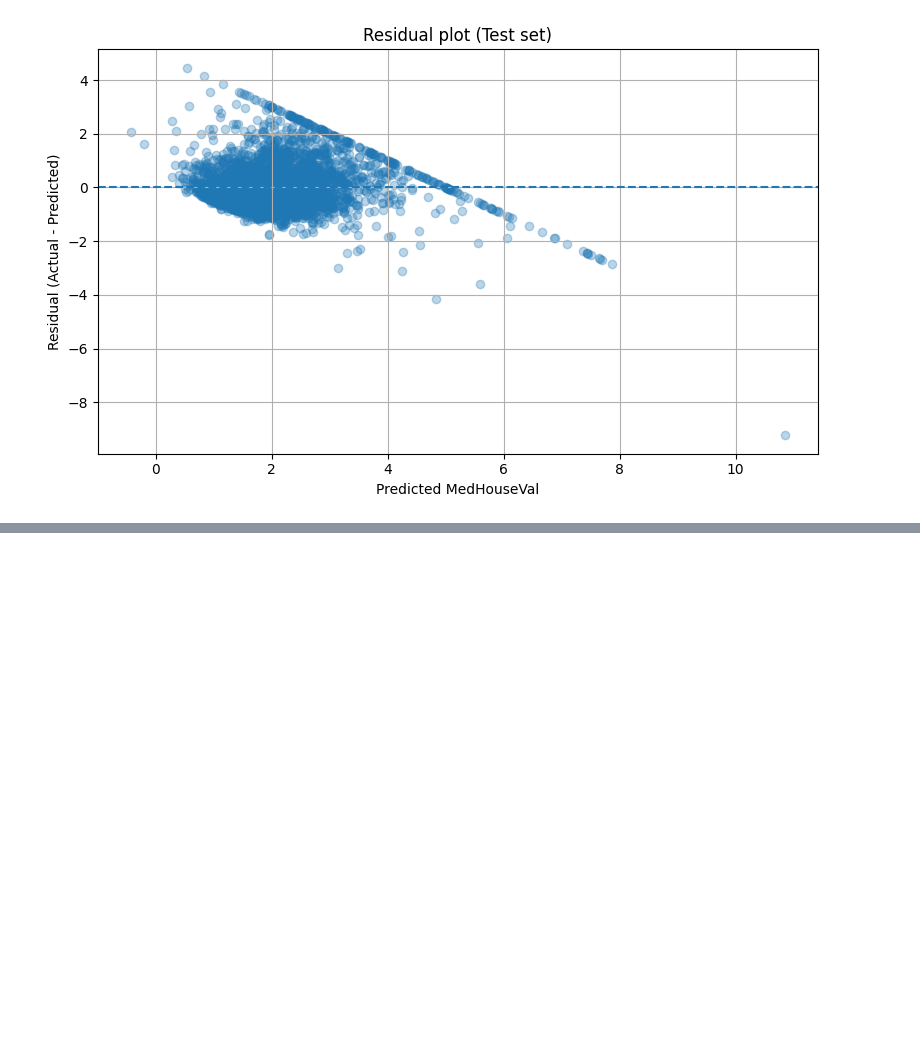
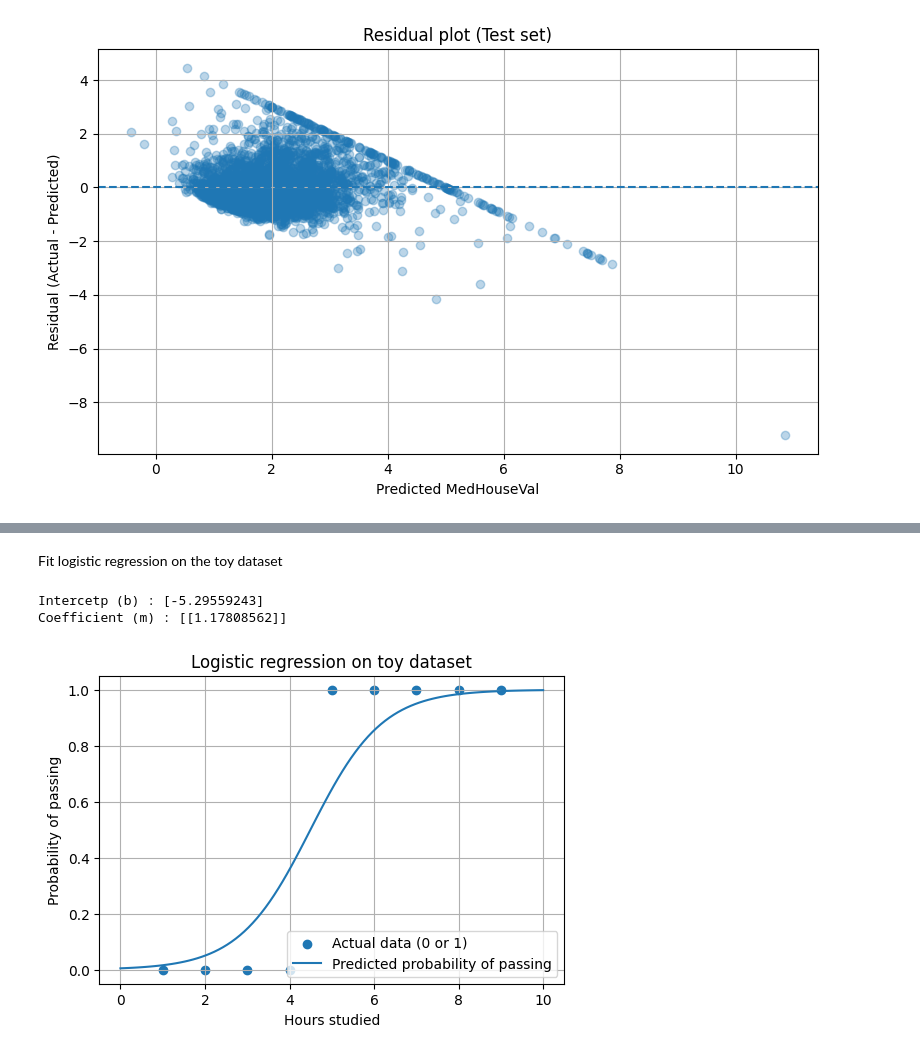
Before and after one commit to iamnaymur/ml_meta_learning, a Jupyter notebook: Week_04_Advanced_supervised_learning.ipynb, the cells around one changed output, grey strips where cells are left out. Drawn from its saved outputs; the diff is of its cells as text; code cells hidden in the pictures; blank space fills up the shorter version.

```diff
--- a/Week_04_Advanced_supervised_learning.ipynb
+++ b/Week_04_Advanced_supervised_learning.ipynb
@@ -205,0 +339,12 @@ plt.show()
+# %%
+# Create a simple toy dataset
+from sklearn.linear_model import LogisticRegression
+hours_studied = np.array([1, 2, 3, 4, 5, 6, 7, 8, 9]).reshape(-1, 1)
+pass_exam = np.array([0, 0, 0, 0, 1, 1, 1, 1, 1])
+
+toy_df = pd.DataFrame({
+    "hours_studied": hours_studied.flatten(),
+    "pass_exam": pass_exam
+})
+
+toy_df
@@ -205,0 +362,29 @@ plt.show()
+# %% [markdown]
+Fit logistic regression on the toy dataset
+# %%
+toy_model = LogisticRegression()
+toy_model.fit(hours_studied, pass_exam)
+
+
+print("Intercetp (b) :" ,toy_model.intercept_)
+print("Coefficient (m) :" ,toy_model.coef_)
+# %% [output]
+Intercetp (b) : [-5.29559243]
+Coefficient (m) : [[1.17808562]]
+# %%
+# predict probabilities for a range of study hours
+hours_grid = np.linspace(0, 10, 100).reshape(-1, 1)
+pass_prob = toy_model.predict_proba(hours_grid)[:, 1]
+
+# Plot data points and probability curve
+plt.figure(figsize=(6, 4))
+plt.scatter(hours_studied, pass_exam, label="Actual data (0 or 1)")
+plt.plot(hours_grid, pass_prob, label="Predicted probability of passing")
+plt.xlabel("Hours studied")
+plt.ylabel("Probability of passing")
+plt.title("Logistic regression on toy dataset")
+plt.legend()
+plt.grid(True)
+plt.show()
+# %% [output]
+[figure, added]
```
Also changed, not shown: parts of 36 cells of this notebook.
